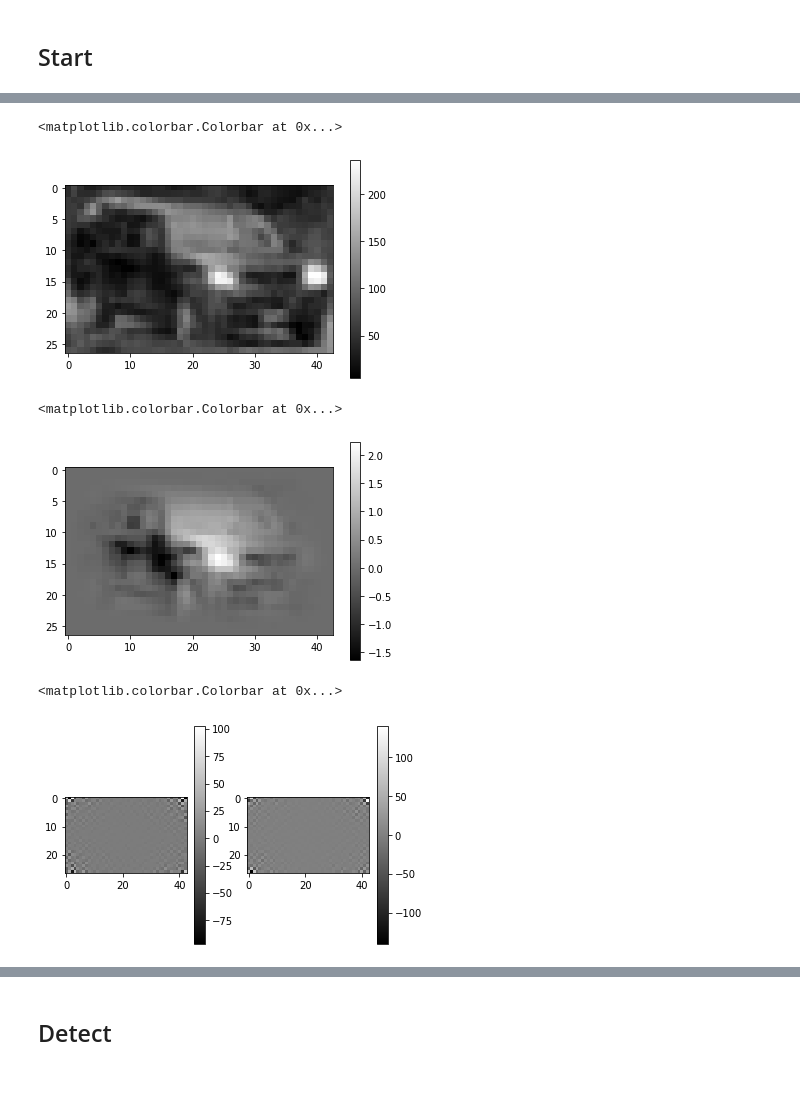
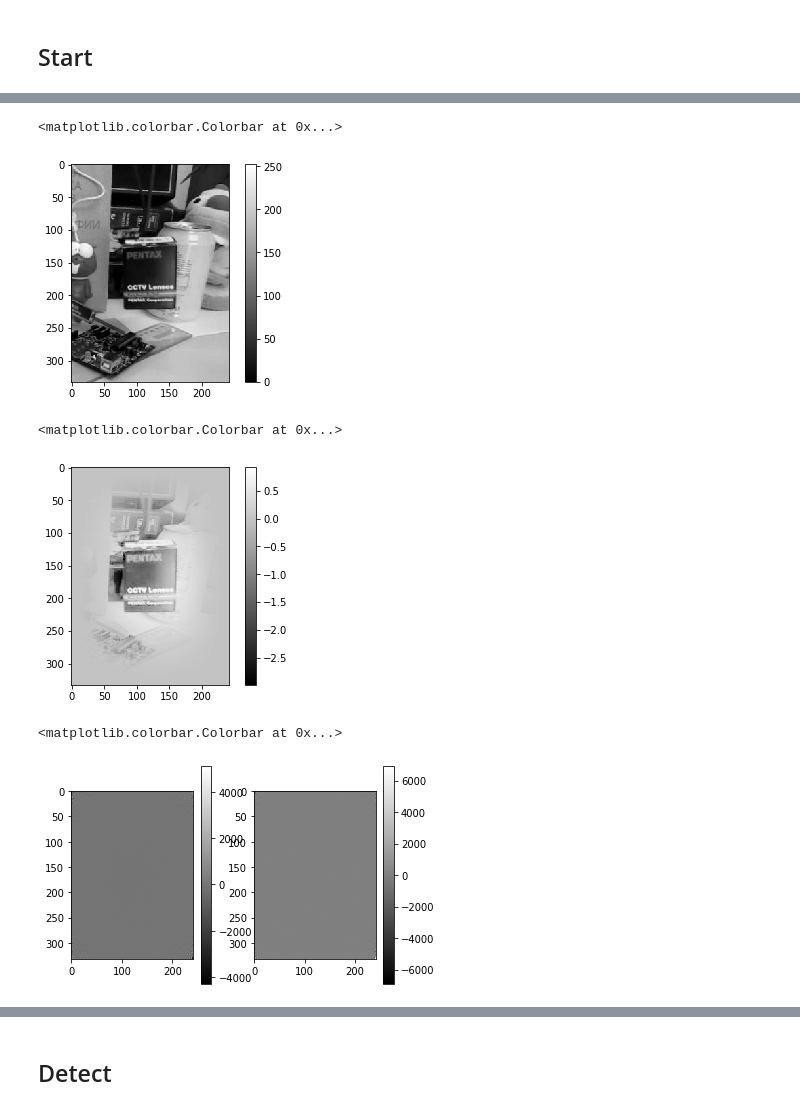
Before and after one commit to TobiasNorlund/lfr-module-2, a Jupyter notebook: notebooks/MOSSE.ipynb, the cells around one changed output, grey strips where cells are left out. Drawn from its saved outputs; the diff is of its cells as text; code cells hidden in the pictures; blank space fills up the shorter version.

Commit message:
Refactor + eval. MOSSE now works

```diff
--- a/notebooks/MOSSE.ipynb
+++ b/notebooks/MOSSE.ipynb
@@ -17,14 +17,15 @@ from cvl.image_io import crop_patch
 # %%
 dataset_path = "../data/Mini-OTB"
 dataset = OnlineTrackingBenchmark(dataset_path)
-SEQUENCE_IDX = 6
+SEQUENCE_IDX = 5
 a_seq = iter(dataset[SEQUENCE_IDX])
 first_frame = next(a_seq)
+frame_idx = 1
 # %%
-std = 20
-learning_rate = 0.01
-BBOX_ENLARGE_FACTOR = 1.0
-tracker = MOSSETracker(std=std, learning_rate=learning_rate)
+std = 5
+learning_rate = 0.05
+BBOX_ENLARGE_FACTOR = 3.0
+tracker = MOSSETrackerGrayscale(std=std, learning_rate=learning_rate)
 # %%
 image = np.sum(first_frame["image"], 2) / 3
 bbox = first_frame["bounding_box"]
@@ -66,14 +66,14 @@ plt.imshow(patch, cmap="gray")
 plt.colorbar()
 # %% [output]
 <matplotlib.colorbar.Colorbar at 0x...>
-[figure, old version]
+[figure, new version]
 # %%
-normalized_patch = MOSSETracker.normalize(patch)
+normalized_patch = MOSSETrackerGrayscale.normalize(patch)
 plt.imshow(normalized_patch, cmap="gray")
 plt.colorbar()
 # %% [output]
 <matplotlib.colorbar.Colorbar at 0x...>
-[figure, old version]
+[figure, new version]
 # %%
 P = fft2(normalized_patch)
 plt.subplot(121)
@@ -84,4 +84,4 @@ plt.imshow(np.imag(P), cmap="gray")
 plt.colorbar()
 # %% [output]
 <matplotlib.colorbar.Colorbar at 0x...>
-[figure, old version]
+[figure, new version]
```
Also changed, not shown: parts of 12 cells of this notebook, 9 other files.
